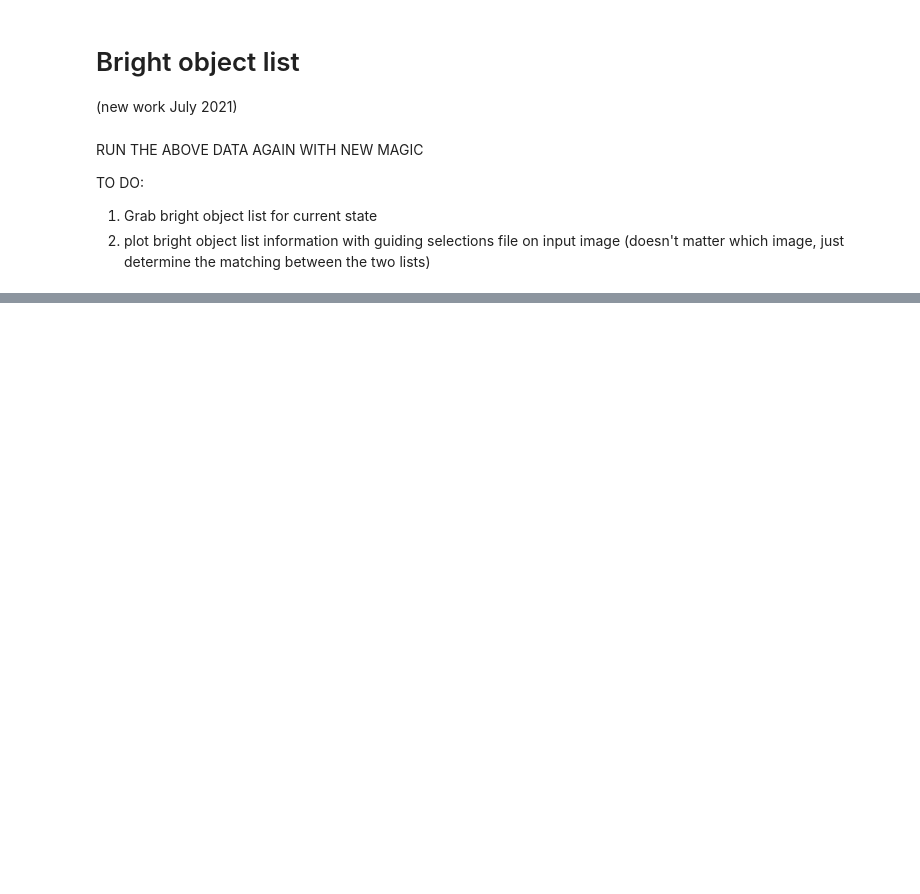
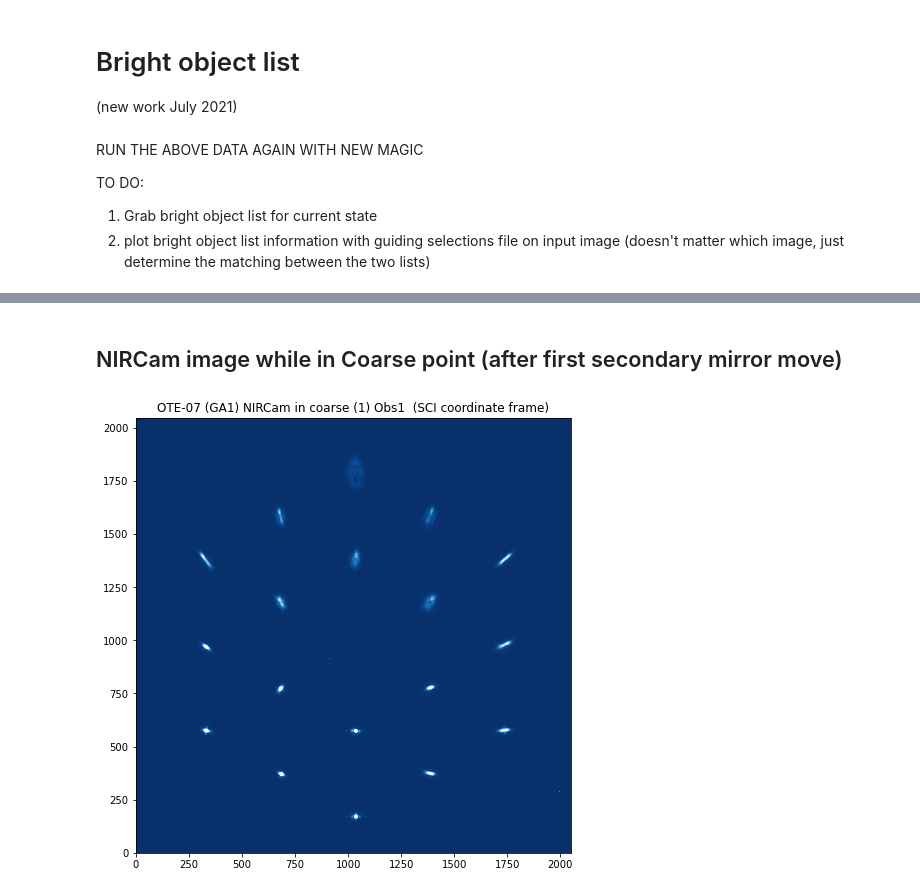
Before and after one commit to spacetelescope/jwst_magic, a Jupyter notebook: notebooks/Commissioning_Support/Global Alignment Observation 1 Guiding Failure Analysis.ipynb, the cells around one changed output, grey strips where cells are left out. Cells and saved outputs as stored; diff of their text form; code cells hidden in the pictures; blank space fills up the shorter version.

```diff
--- a/notebooks/Commissioning_Support/Global Alignment Observation 1 Guiding Failure Analysis.ipynb
+++ b/notebooks/Commissioning_Support/Global Alignment Observation 1 Guiding Failure Analysis.ipynb
@@ -347,0 +538,17 @@ TO DO:
+# %% [markdown]
+## NIRCam image while in Coarse point (after first secondary mirror move)
+# %%
+# Plot the bright object list over a pseudo-fgs image with the magic values so we can join the two datasets
+root = root_nrc_coarse_1
+image_filename = glob(os.path.join(out_dir, 'out', root, f'jw*_nrc{nrc_detector.lower()}_cal.fits'))[0]
+
+# Load in the image
+image_sci = fits.getdata(image_filename)
+
+# Plot it
+plt.figure(figsize=(10, 8))
+plt.imshow(image_sci, cmap='Blues_r', vmin=0, vmax=10000, origin='lower')
+plt.title('OTE-07 (GA1) NIRCam in coarse (1) Obs1  (SCI coordinate frame)')
+plt.show()
+# %% [output]
+[figure, added]
```
Also changed, not shown: parts of 41 cells of this notebook.
